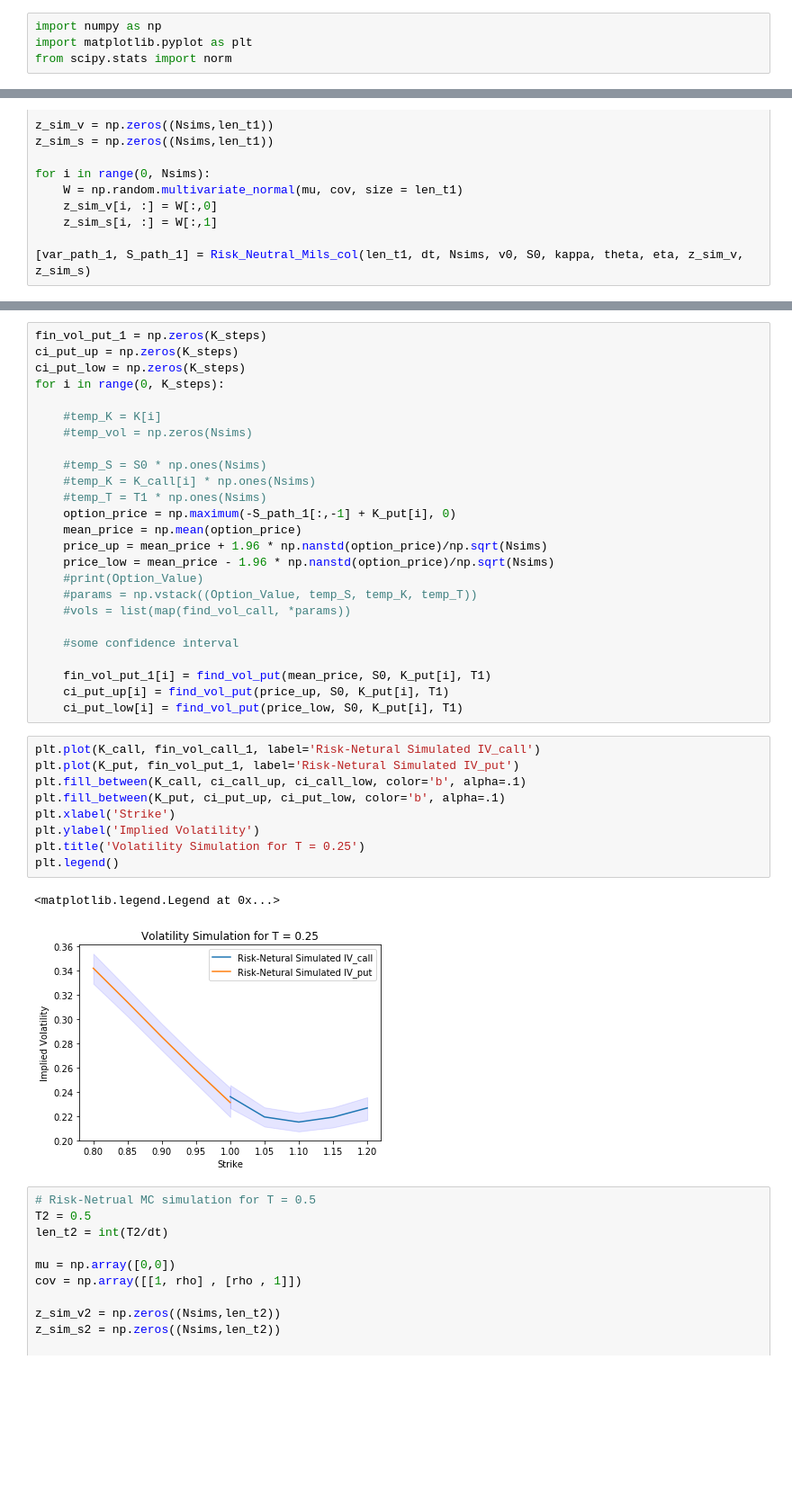
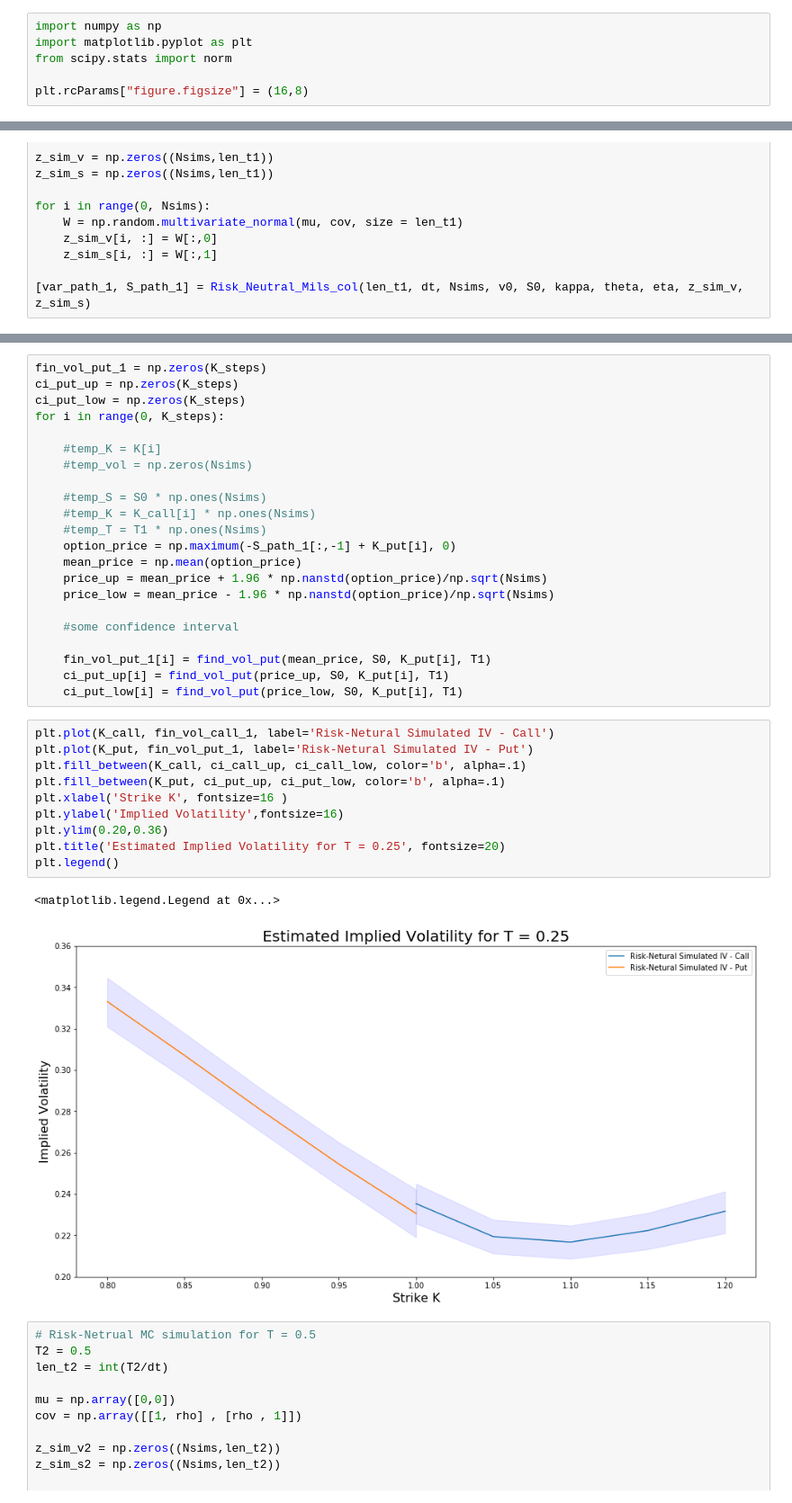
Before and after one commit to jennywenpika/Heston-Model, a Jupyter notebook: Heston_Model_New.ipynb, the cells around one changed output, grey strips where cells are left out. Shown at 90% size. Cells and saved outputs as stored; diff of their text form; blank space fills up the shorter version.

Commit message:
Add plot 3

```diff
--- a/Heston_Model_New.ipynb
+++ b/Heston_Model_New.ipynb
@@ -2,6 +2,8 @@
 import numpy as np
 import matplotlib.pyplot as plt
 from scipy.stats import norm
+
+plt.rcParams["figure.figsize"] = (16,8)
 # %%
 # Parameter
 r = 0
@@ -156,9 +150,6 @@ for i in range(0, K_steps):
     mean_price = np.mean(option_price)
     price_up = mean_price + 1.96 * np.nanstd(option_price)/np.sqrt(Nsims)
     price_low = mean_price - 1.96 * np.nanstd(option_price)/np.sqrt(Nsims)
-    #print(Option_Value)
-    #params = np.vstack((Option_Value, temp_S, temp_K, temp_T))
-    #vols = list(map(find_vol_call, *params))
 
     #some confidence interval
 
@@ -166,17 +157,18 @@ for i in range(0, K_steps):
     ci_put_up[i] = find_vol_put(price_up, S0, K_put[i], T1)
     ci_put_low[i] = find_vol_put(price_low, S0, K_put[i], T1)
 # %%
-plt.plot(K_call, fin_vol_call_1, label='Risk-Netural Simulated IV_call')
-plt.plot(K_put, fin_vol_put_1, label='Risk-Netural Simulated IV_put')
+plt.plot(K_call, fin_vol_call_1, label='Risk-Netural Simulated IV - Call')
+plt.plot(K_put, fin_vol_put_1, label='Risk-Netural Simulated IV - Put')
 plt.fill_between(K_call, ci_call_up, ci_call_low, color='b', alpha=.1)
 plt.fill_between(K_put, ci_put_up, ci_put_low, color='b', alpha=.1)
-plt.xlabel('Strike')
-plt.ylabel('Implied Volatility')
-plt.title('Volatility Simulation for T = 0.25')
+plt.xlabel('Strike K', fontsize=16 )
+plt.ylabel('Implied Volatility',fontsize=16)
+plt.ylim(0.20,0.36)
+plt.title('Estimated Implied Volatility for T = 0.25', fontsize=20)
 plt.legend()
 # %% [output]
 <matplotlib.legend.Legend at 0x...>
-[figure, old version]
+[figure, new version]
 # %%
 # Risk-Netrual MC simulation for T = 0.5
 T2 = 0.5
```
Also changed, not shown: parts of 15 cells of this notebook.
